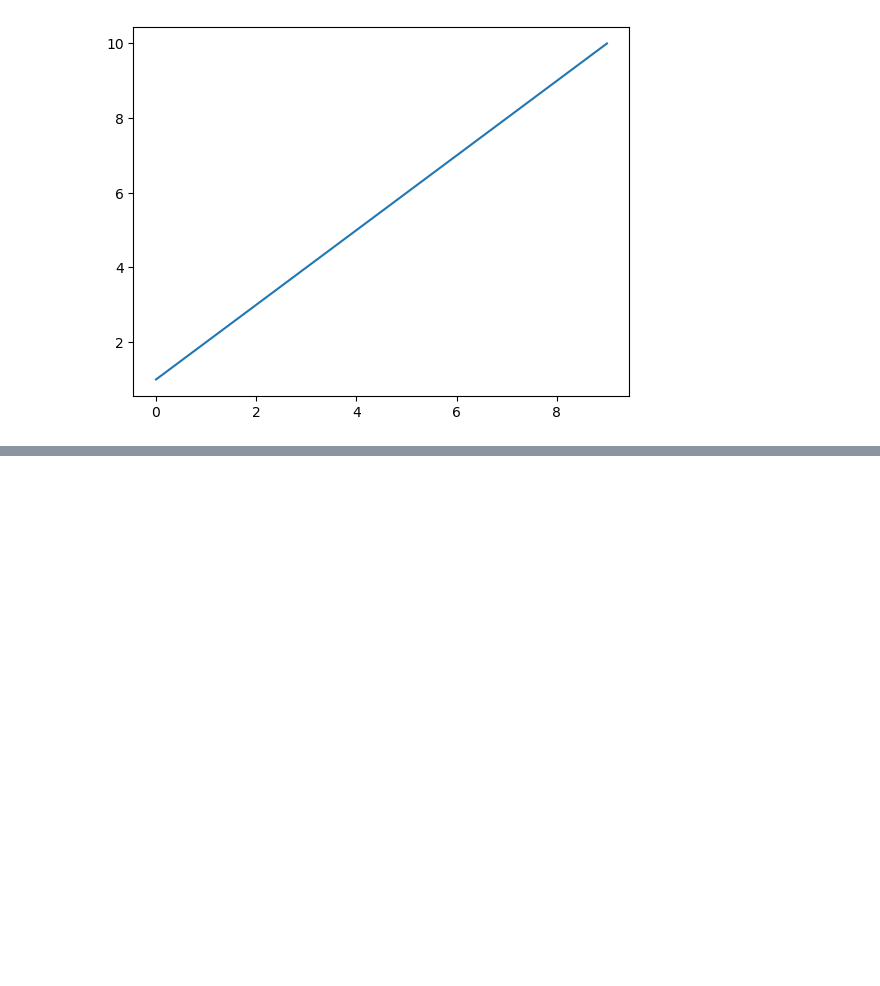
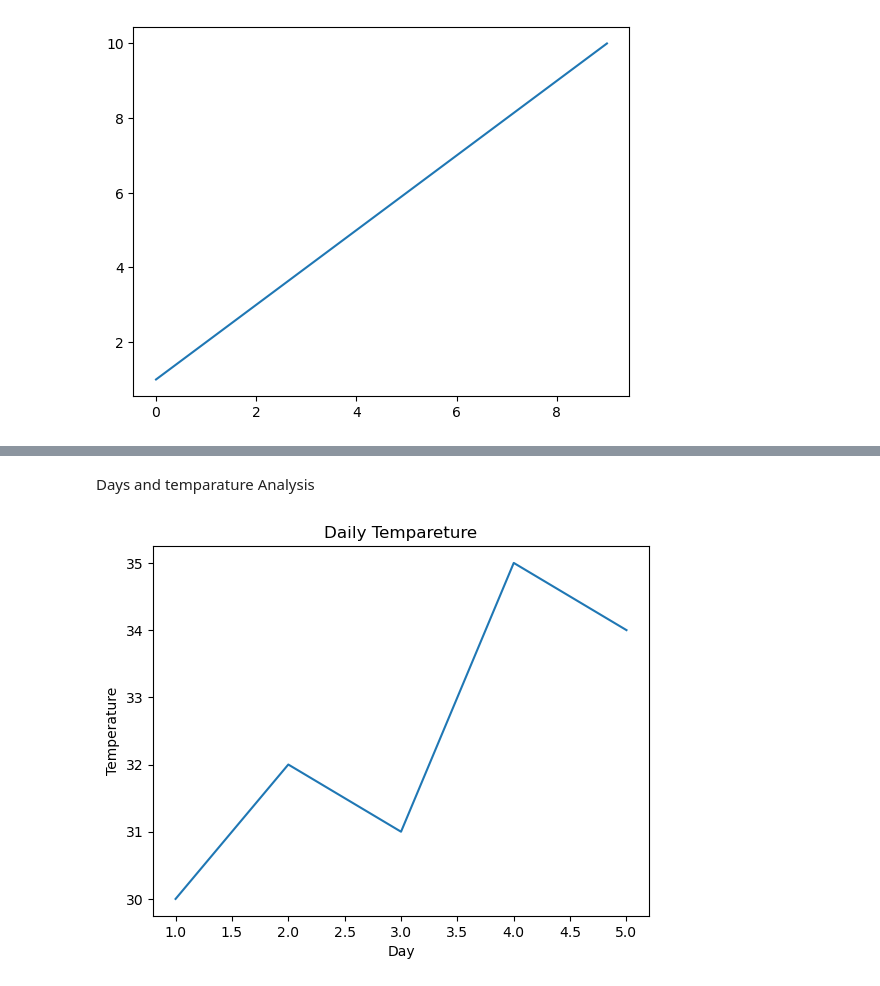
Before and after one commit to shripada-mahato/Matplotlib, a Jupyter notebook: operation.ipynb, the cells around one changed output, grey strips where cells are left out. Saved outputs shown, nothing was run; the diff lists cells and outputs as text; code cells hidden in the pictures; blank space fills up the shorter version.

```diff
--- a/operation.ipynb
+++ b/operation.ipynb
@@ -11,0 +30,13 @@ plt.show()
+# %% [markdown]
+Days and temparature Analysis
+# %%
+import matplotlib.pyplot as plt
+days = [1, 2, 3, 4, 5]
+temperature = [30, 32, 31, 35, 34]
+plt.plot(days,temperature)
+plt.title("Daily Tempareture")
+plt.xlabel("Day")
+plt.ylabel("Temperature")
+plt.show()
+# %% [output]
+[figure, added]
```
Also changed, not shown: parts of 3 cells of this notebook.
